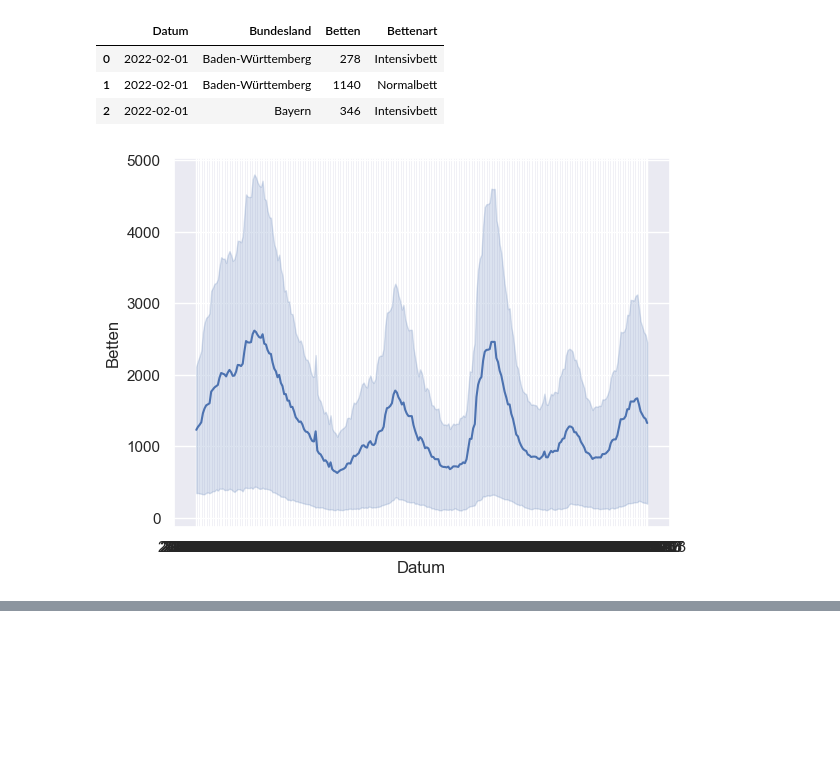
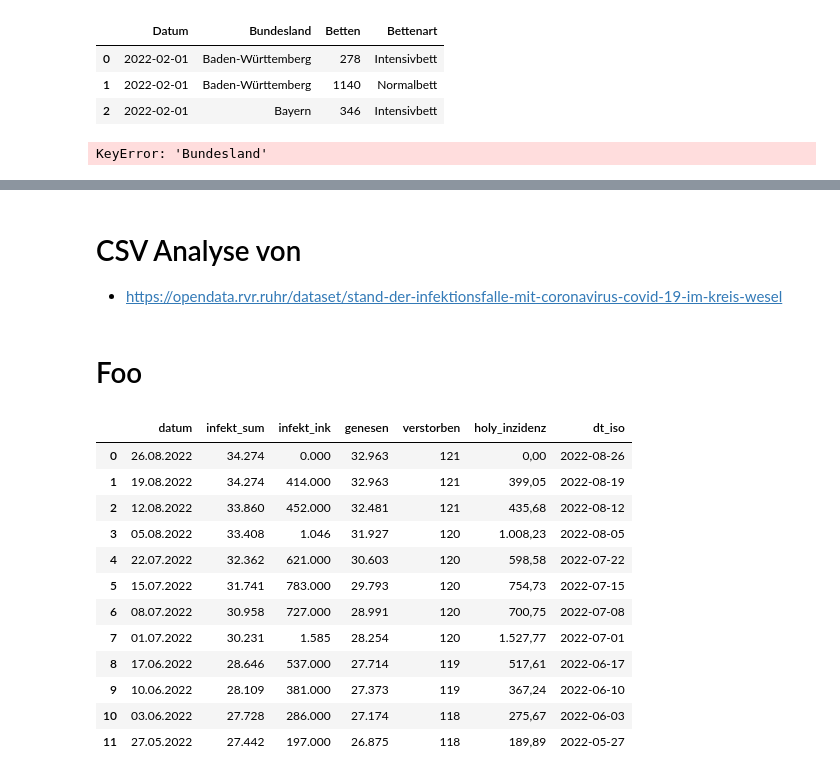
Before and after one commit to SchrodtSven/hca, a Jupyter notebook: covid_22_23.ipynb, the cells around one changed output, grey strips where cells are left out. Drawn from its saved outputs; the diff is of its cells as text; code cells hidden in the pictures; blank space fills up the shorter version.

```diff
--- a/covid_22_23.ipynb
+++ b/covid_22_23.ipynb
@@ -18,10 +18,10 @@ df.head(3)
 | 1 | 2022-02-01 | Baden-Württemberg | 1140 | Normalbett |
 | 2 | 2022-02-01 | Bayern | 346 | Intensivbett |
 # %%
-sns.lineplot(data=df[df['Bundesland']=='Bayern'], x='Datum', y='Betten')
+sns.lineplot(data=df[df['Bundesland']=='Bayern'], x='datum', y='Betten')
 plt.show()
 # %% [output]
-[figure, removed]
+KeyError: 'Bundesland'
 # %%
 # Template für Dash page
 # Projekt Health Care Analysis
@@ -72,3 +74,28 @@ if __name__ == "__main__":
     app.run(debug=False, port=4711)
 # %% [output]
 [interactive output not drawn]
+# %% [markdown]
+# CSV Analyse von
+- https://opendata.rvr.ruhr/dataset/stand-der-infektionsfalle-mit-coronavirus-covid-19-im-kreis-wesel
+# %% [markdown]
+# Foo
+# %%
+from helper import Sanitizer
+
+df = pd.read_csv('data/cv19/mo_san_sh.csv', parse_dates=True)
+
+df.head(12)
+# %% [output]
+|  | datum | infekt_sum | infekt_ink | genesen | verstorben | holy_inzidenz | dt_iso |
+| 0 | 26.08.2022 | 34.274 | 0.000 | 32.963 | 121 | 0,00 | 2022-08-26 |
+| 1 | 19.08.2022 | 34.274 | 414.000 | 32.963 | 121 | 399,05 | 2022-08-19 |
+| 2 | 12.08.2022 | 33.860 | 452.000 | 32.481 | 121 | 435,68 | 2022-08-12 |
+| 3 | 05.08.2022 | 33.408 | 1.046 | 31.927 | 120 | 1.008,23 | 2022-08-05 |
+| 4 | 22.07.2022 | 32.362 | 621.000 | 30.603 | 120 | 598,58 | 2022-07-22 |
+| 5 | 15.07.2022 | 31.741 | 783.000 | 29.793 | 120 | 754,73 | 2022-07-15 |
+| 6 | 08.07.2022 | 30.958 | 727.000 | 28.991 | 120 | 700,75 | 2022-07-08 |
+| 7 | 01.07.2022 | 30.231 | 1.585 | 28.254 | 120 | 1.527,77 | 2022-07-01 |
+| 8 | 17.06.2022 | 28.646 | 537.000 | 27.714 | 119 | 517,61 | 2022-06-17 |
+| 9 | 10.06.2022 | 28.109 | 381.000 | 27.373 | 119 | 367,24 | 2022-06-10 |
+| 10 | 03.06.2022 | 27.728 | 286.000 | 27.174 | 118 | 275,67 | 2022-06-03 |
+| 11 | 27.05.2022 | 27.442 | 197.000 | 26.875 | 118 | 189,89 | 2022-05-27 |
```
Also changed, not shown: parts of 2 cells of this notebook, 23 other files.
